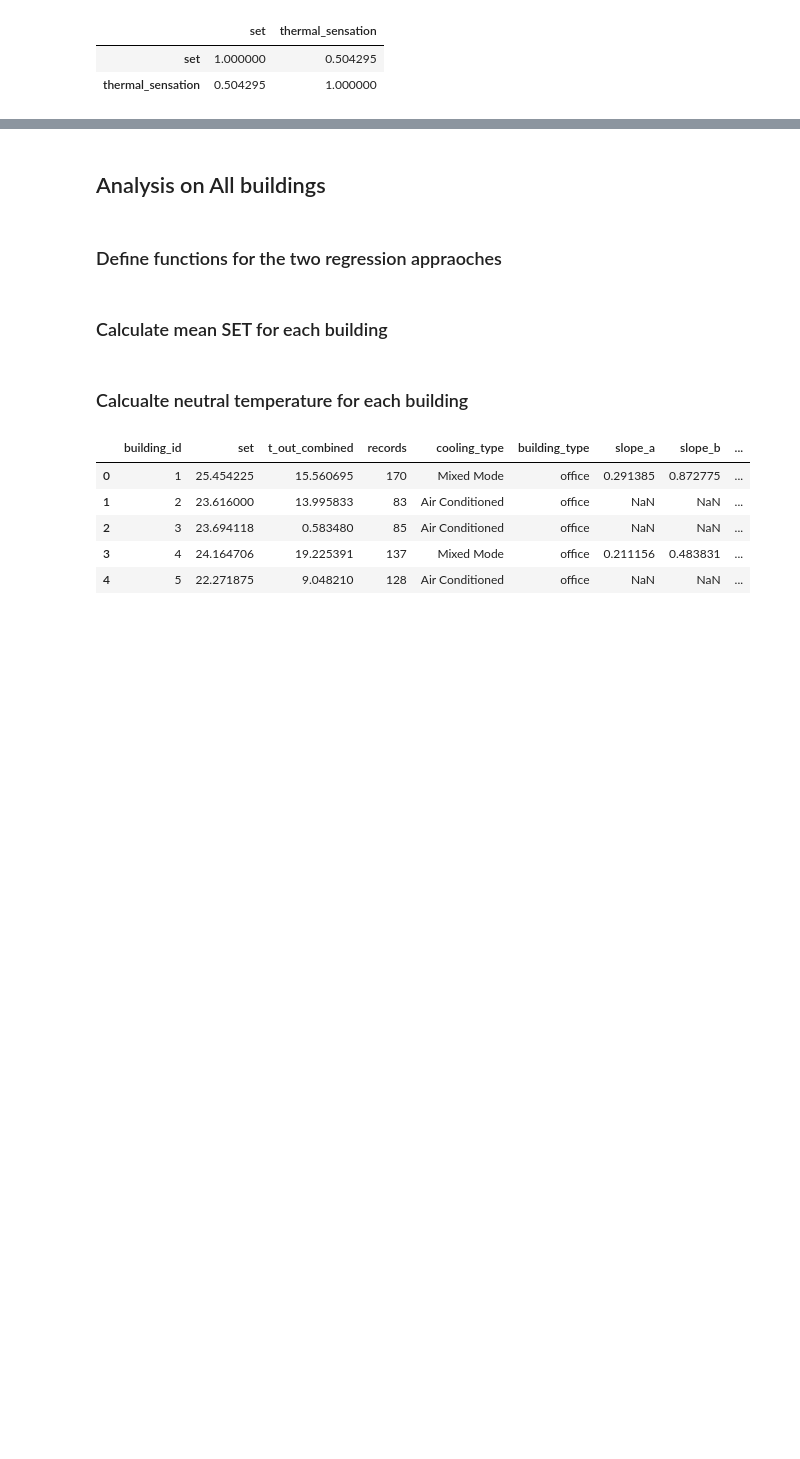
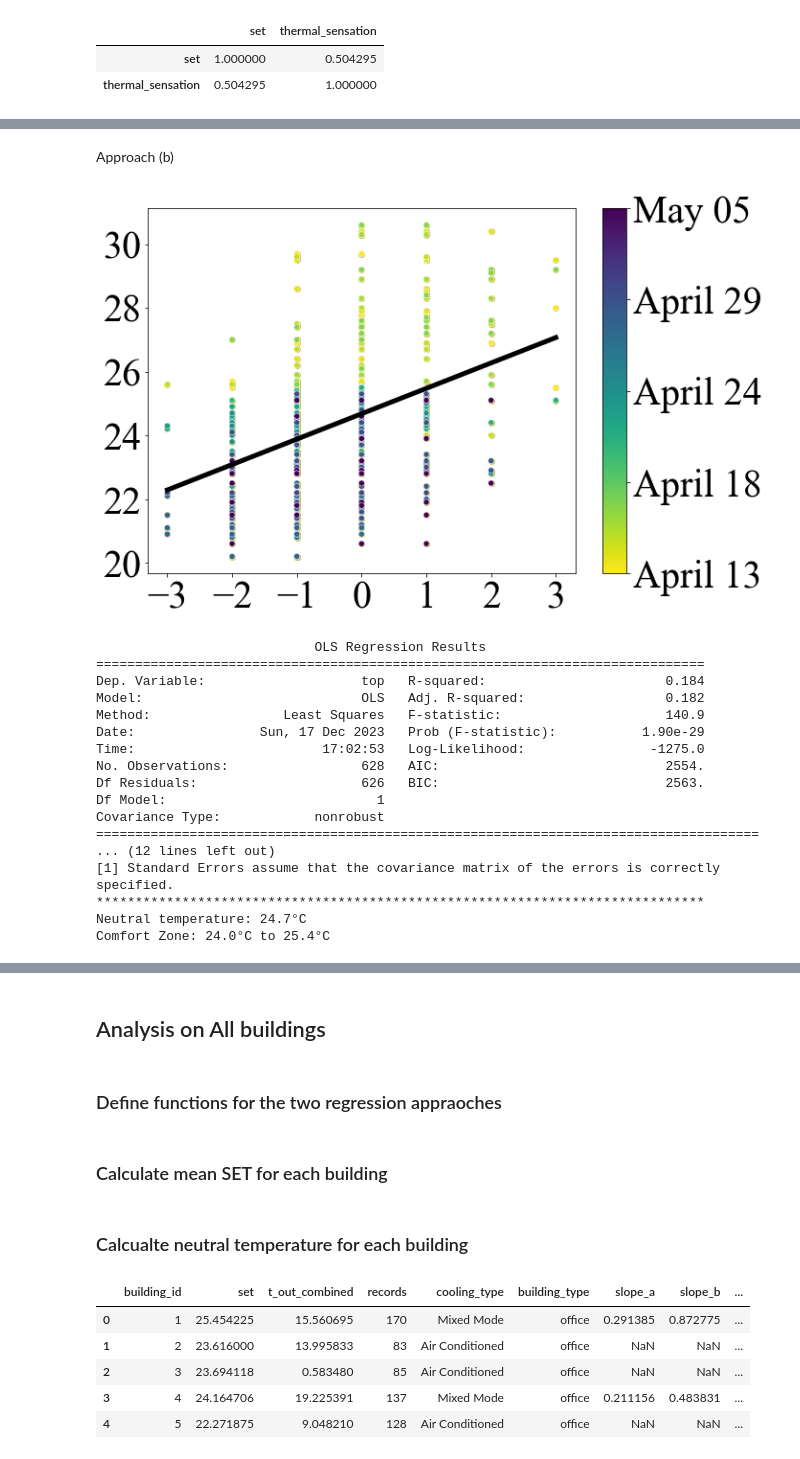
Before and after one commit to ruijis/causal-thinking-neutral-temperature, a Jupyter notebook: code.ipynb, the cells around one changed output, grey strips where cells are left out. Saved outputs shown, nothing was run; the diff lists cells and outputs as text; code cells hidden in the pictures; blank space fills up the shorter version.

```diff
--- a/code.ipynb
+++ b/code.ipynb
@@ -206,0 +337,70 @@ df_data_1bldg[['set', 'thermal_sensation']].corr()
+# %% [markdown]
+Approach (b)
+# %%
+lm_result = smf.ols(formula='top ~ thermal_sensation', data=df_data_1bldg).fit()
+
+# Plotting
+plt.figure(figsize=(10, 7))
+sns.regplot(x='thermal_sensation', y='top', data=df_data_1bldg, scatter_kws={'color': '#CCBB44'}, line_kws={'color': 'black', 'linewidth': 5}, ci=None)
+sns.scatterplot(x='thermal_sensation', y='top', data=df_data_1bldg, hue='days_since_start', palette='viridis_r')
+
+# Select 5 evenly spaced dates
+selected_dates = np.linspace(df_data_1bldg['days_since_start'].min(), df_data_1bldg['days_since_start'].max(), 5, endpoint=True)
+selected_date_labels = [(df_data_1bldg['timestamp'].min() + pd.Timedelta(days=int(day))).strftime('%B %d') for day in selected_dates]
+
+# Add colorbar with selected dates
+norm = plt.Normalize(df_data_1bldg['days_since_start'].min(), df_data_1bldg['days_since_start'].max())
+sm = plt.cm.ScalarMappable(cmap="viridis_r", norm=norm)
+sm.set_array([])
+cbar = plt.colorbar(sm, aspect=15)
+cbar.set_ticks(selected_dates)
+cbar.set_ticklabels(selected_date_labels)
+cbar.ax.tick_params(labelsize=40)
+
+# modify the x and y axis
+plt.xlabel('', fontsize=40)
+plt.ylabel('', rotation=0, fontsize=40)
+plt.xticks(fontsize=40)  # Rotate and set font size for x-axis tick labels
+plt.yticks(fontsize=40)  # Set font size for y-axis tick labels
+plt.grid(False)
+plt.legend().remove()
+
+# plt.title('Regress thermal sensation votes on indoor temperature')
+plt.rcParams['font.family'] = 'Times New Roman'
+plt.savefig('fig/Bldg_neutral_b.pdf', format='pdf', bbox_inches='tight')
+plt.show()
+
+# statistical anayalsis summary
+print(lm_result.summary())
+print("******************************************************************************")
+
+# check whether the correaltion (slope) is significant
+if lm_result.pvalues['thermal_sensation'] < 0.05:
+    a = lm_result.params['thermal_sensation']
+    b = lm_result.params['Intercept']
+    temp_n = b
+    temp_up = 0.85*a + b
+    temp_low = (-0.85)*a + b
+    print('Neutral temperature: {:.1f}'.format(temp_n), chr(176),'C', sep='')
+    print('Comfort Zone: {:.1f}'.format(temp_low), chr(176),'C to {:.1f}'.format(temp_up), chr(176),'C', sep='')
+else:
+    print('The slope is not significant, p value: {:.2f}'.format(lm_result.pvalues['top']))
+# %% [output]
+[figure, added]
+                            OLS Regression Results
+==============================================================================
+Dep. Variable:                    top   R-squared:                       0.184
+Model:                            OLS   Adj. R-squared:                  0.182
+Method:                 Least Squares   F-statistic:                     140.9
+Date:                Sun, 17 Dec 2023   Prob (F-statistic):           1.90e-29
+Time:                        17:02:53   Log-Likelihood:                -1275.0
+No. Observations:                 628   AIC:                             2554.
+Df Residuals:                     626   BIC:                             2563.
+Df Model:                           1
+Covariance Type:            nonrobust
+=====================================================================================
+... (12 lines left out)
+[1] Standard Errors assume that the covariance matrix of the errors is correctly specified.
+******************************************************************************
+Neutral temperature: 24.7°C
+Comfort Zone: 24.0°C to 25.4°C
```
Also changed, not shown: parts of 16 cells of this notebook, 3 other files.
